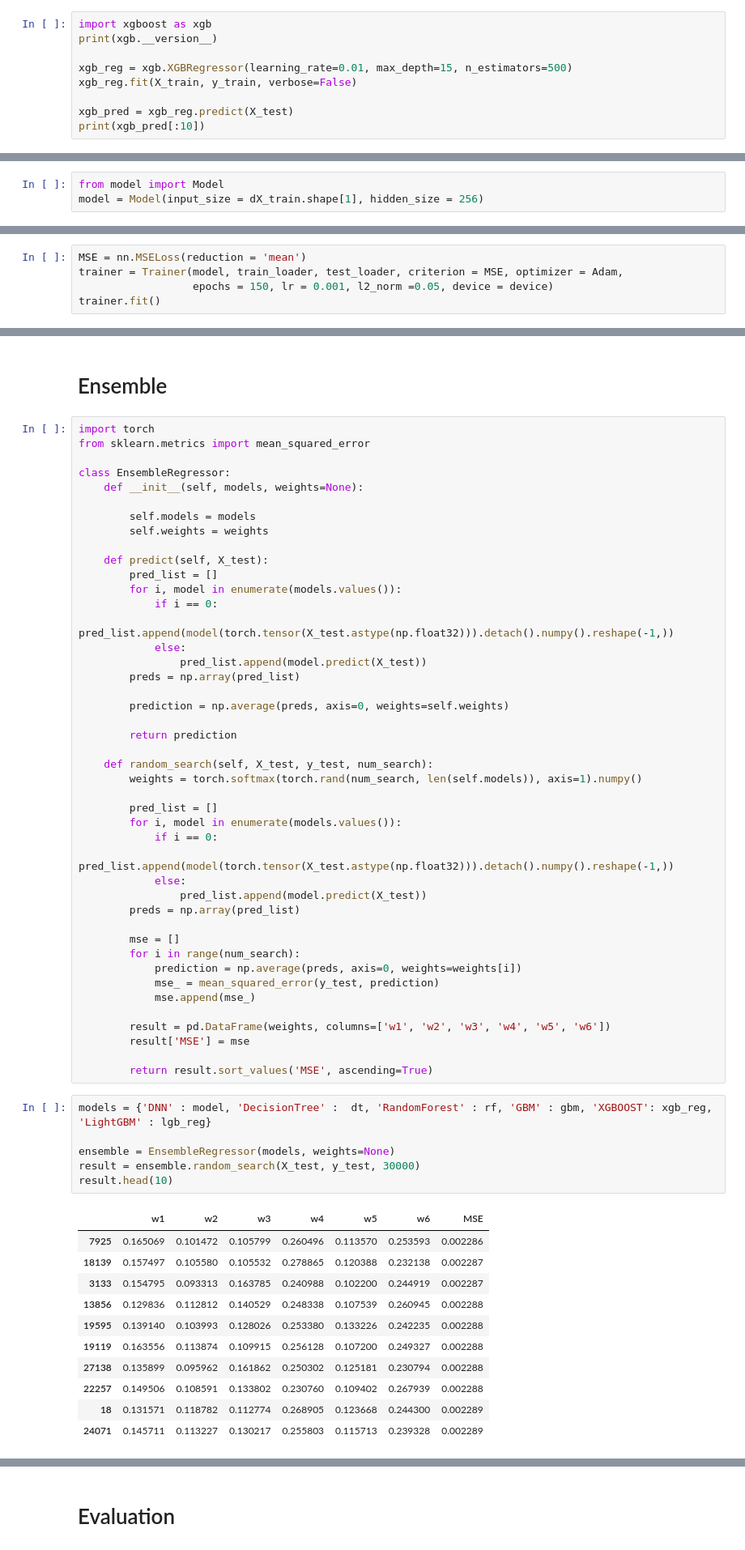
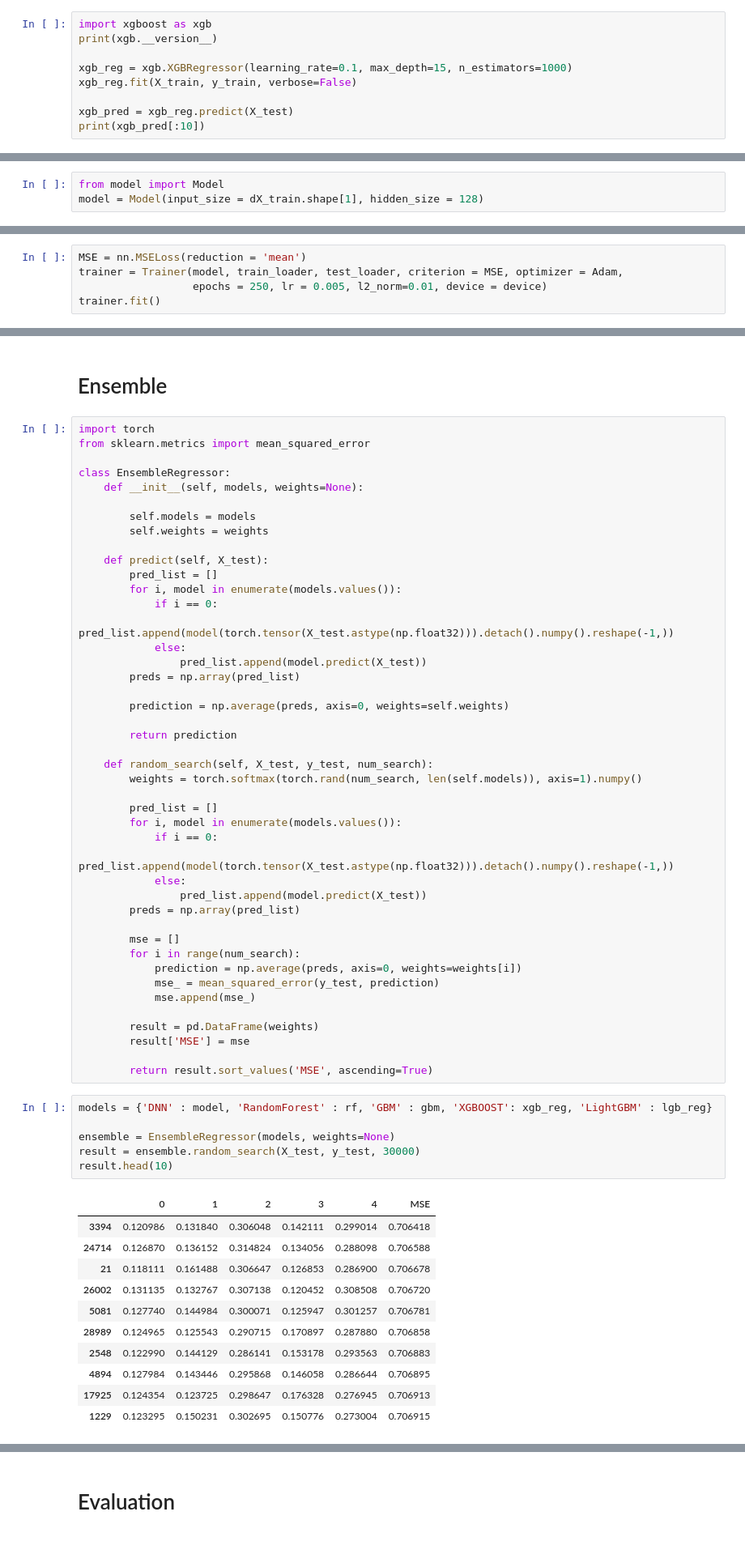
Before and after one commit to kimsunghun00/k-forest, a Jupyter notebook: K-Forest1-Copy4.ipynb, the cells around one changed output, grey strips where cells are left out. Shown at 81% size. Saved outputs shown, nothing was run; the diff lists cells and outputs as text.

```diff
--- a/K-Forest1-Copy4.ipynb
+++ b/K-Forest1-Copy4.ipynb
@@ -632,7 +626,7 @@ mean_squared_error(y_test, ada_pred)
 import xgboost as xgb
 print(xgb.__version__)
 
-xgb_reg = xgb.XGBRegressor(learning_rate=0.01, max_depth=15, n_estimators=500)
+xgb_reg = xgb.XGBRegressor(learning_rate=0.1, max_depth=15, n_estimators=1000)
 xgb_reg.fit(X_train, y_train, verbose=False)
 
 xgb_pred = xgb_reg.predict(X_test)
@@ -709,7 +704,7 @@ train_loader = DataLoader(train_dataset, batch_size = BATCH_SIZE, shuffle = True
 test_loader = DataLoader(test_dataset, batch_size = BATCH_SIZE, shuffle = False)
 # %%
 from model import Model
-model = Model(input_size = dX_train.shape[1], hidden_size = 256)
+model = Model(input_size = dX_train.shape[1], hidden_size = 128)
 # %%
 from torch.optim import Adam
 from train import Trainer
@@ -731,6 +726,6 @@ Model(
 # %%
 MSE = nn.MSELoss(reduction = 'mean')
 trainer = Trainer(model, train_loader, test_loader, criterion = MSE, optimizer = Adam,
-                  epochs = 150, lr = 0.001, l2_norm =0.05, device = device)
+                  epochs = 250, lr = 0.005, l2_norm=0.01, device = device)
 trainer.fit()
 # %% [output]
@@ -811,28 +807,28 @@ class EnsembleRegressor:
             mse_ = mean_squared_error(y_test, prediction)
             mse.append(mse_)
 
-        result = pd.DataFrame(weights, columns=['w1', 'w2', 'w3', 'w4', 'w5', 'w6'])
+        result = pd.DataFrame(weights)
         result['MSE'] = mse
 
         return result.sort_values('MSE', ascending=True)
 # %%
-models = {'DNN' : model, 'DecisionTree' :  dt, 'RandomForest' : rf, 'GBM' : gbm, 'XGBOOST': xgb_reg, 'LightGBM' : lgb_reg}
+models = {'DNN' : model, 'RandomForest' : rf, 'GBM' : gbm, 'XGBOOST': xgb_reg, 'LightGBM' : lgb_reg}
 
 ensemble = EnsembleRegressor(models, weights=None)
 result = ensemble.random_search(X_test, y_test, 30000)
 result.head(10)
 # %% [output]
-|  | w1 | w2 | w3 | w4 | w5 | w6 | MSE |
-| 7925 | 0.165069 | 0.101472 | 0.105799 | 0.260496 | 0.113570 | 0.253593 | 0.002286 |
-| 18139 | 0.157497 | 0.105580 | 0.105532 | 0.278865 | 0.120388 | 0.232138 | 0.002287 |
-| 3133 | 0.154795 | 0.093313 | 0.163785 | 0.240988 | 0.102200 | 0.244919 | 0.002287 |
-| 13856 | 0.129836 | 0.112812 | 0.140529 | 0.248338 | 0.107539 | 0.260945 | 0.002288 |
-| 19595 | 0.139140 | 0.103993 | 0.128026 | 0.253380 | 0.133226 | 0.242235 | 0.002288 |
-| 19119 | 0.163556 | 0.113874 | 0.109915 | 0.256128 | 0.107200 | 0.249327 | 0.002288 |
-| 27138 | 0.135899 | 0.095962 | 0.161862 | 0.250302 | 0.125181 | 0.230794 | 0.002288 |
-| 22257 | 0.149506 | 0.108591 | 0.133802 | 0.230760 | 0.109402 | 0.267939 | 0.002288 |
-| 18 | 0.131571 | 0.118782 | 0.112774 | 0.268905 | 0.123668 | 0.244300 | 0.002289 |
-| 24071 | 0.145711 | 0.113227 | 0.130217 | 0.255803 | 0.115713 | 0.239328 | 0.002289 |
+|  | 0 | 1 | 2 | 3 | 4 | MSE |
+| 3394 | 0.120986 | 0.131840 | 0.306048 | 0.142111 | 0.299014 | 0.706418 |
+| 24714 | 0.126870 | 0.136152 | 0.314824 | 0.134056 | 0.288098 | 0.706588 |
+| 21 | 0.118111 | 0.161488 | 0.306647 | 0.126853 | 0.286900 | 0.706678 |
+| 26002 | 0.131135 | 0.132767 | 0.307138 | 0.120452 | 0.308508 | 0.706720 |
+| 5081 | 0.127740 | 0.144984 | 0.300071 | 0.125947 | 0.301257 | 0.706781 |
+| 28989 | 0.124965 | 0.125543 | 0.290715 | 0.170897 | 0.287880 | 0.706858 |
+| 2548 | 0.122990 | 0.144129 | 0.286141 | 0.153178 | 0.293563 | 0.706883 |
+| 4894 | 0.127984 | 0.143446 | 0.295868 | 0.146058 | 0.286644 | 0.706895 |
+| 17925 | 0.124354 | 0.123725 | 0.298647 | 0.176328 | 0.276945 | 0.706913 |
+| 1229 | 0.123295 | 0.150231 | 0.302695 | 0.150776 | 0.273004 | 0.706915 |
 # %%
 optimal_weight = result.iloc[0,:-1].tolist()
 print(optimal_weight)
```
Also changed, not shown: parts of 42 cells of this notebook.
